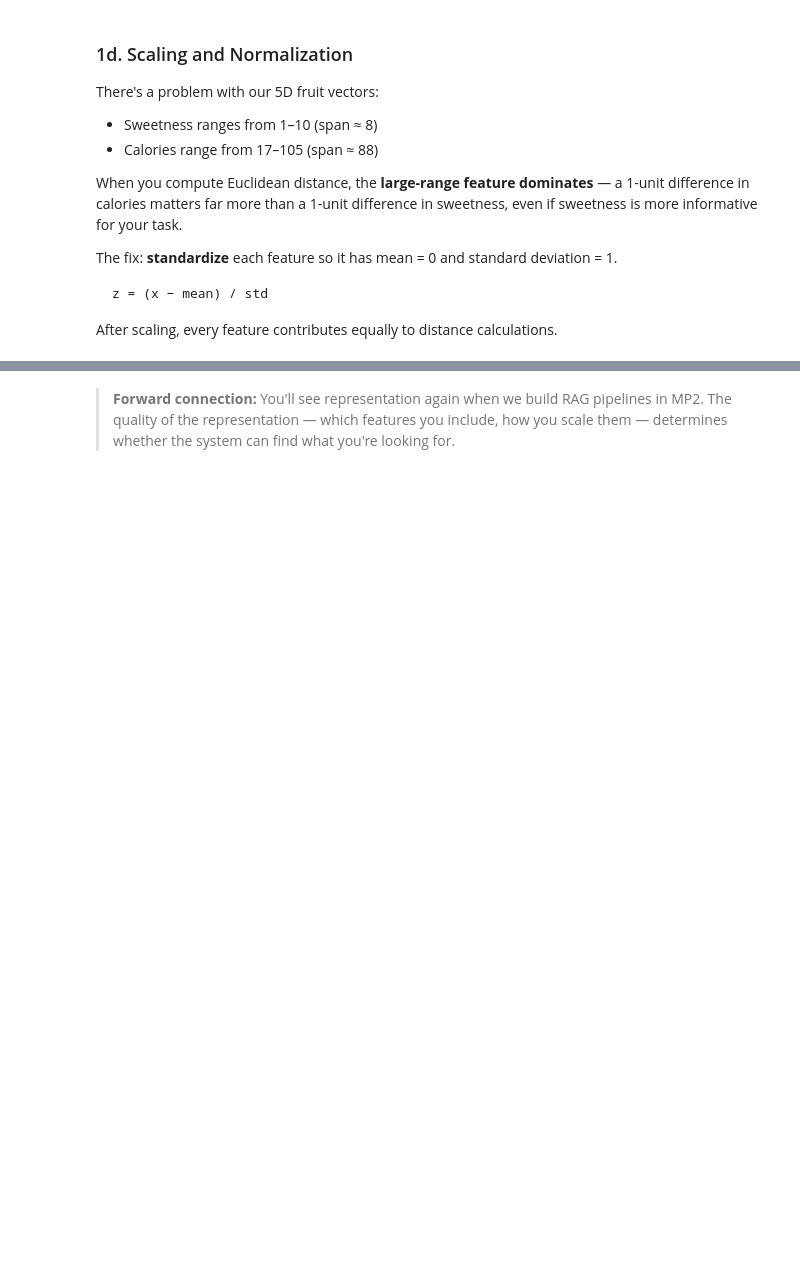
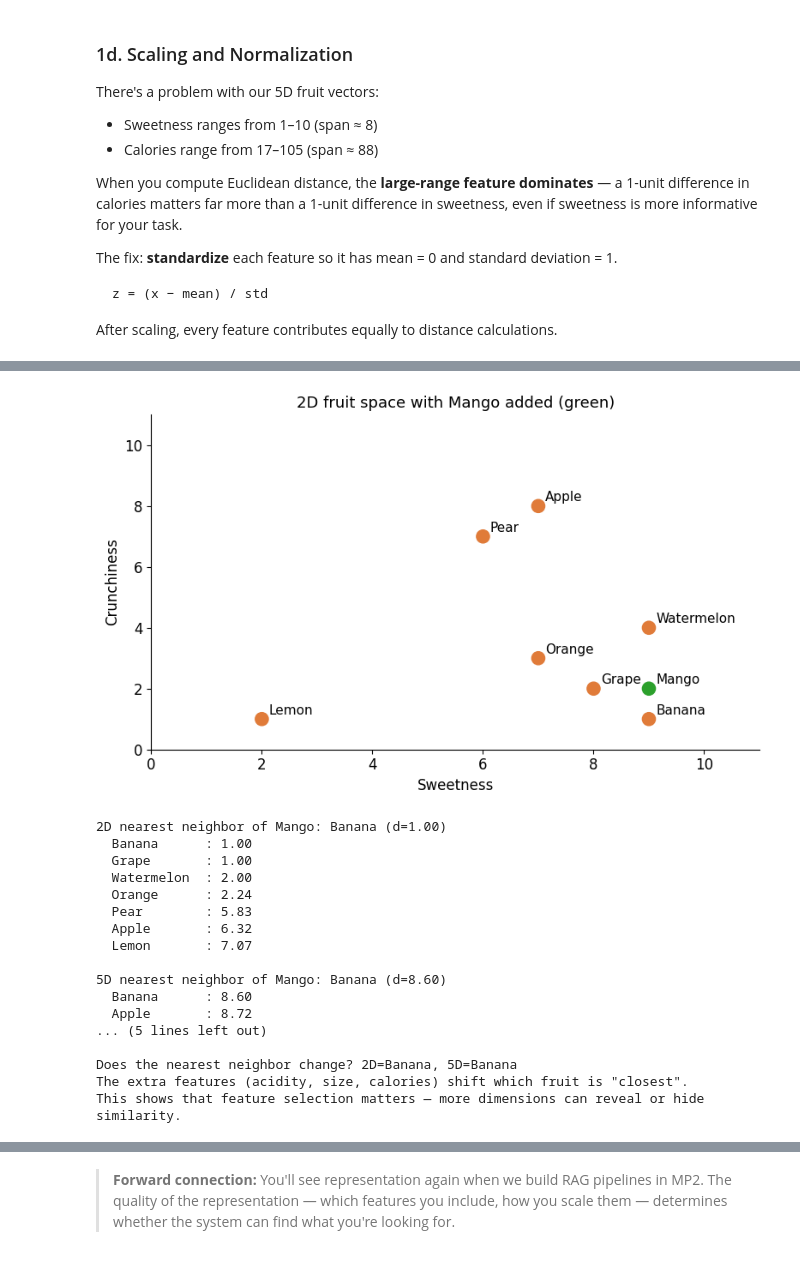
Before and after one commit to Garza01/ai-in-pd-spring2026, a Jupyter notebook: MP1/Part A/MP1_PartA_Under_the_Hood.ipynb, the cells around one changed output, grey strips where cells are left out. Drawn from its saved outputs; the diff is of its cells as text; code cells hidden in the pictures; blank space fills up the shorter version.

```diff
--- a/MP1/Part A/MP1_PartA_Under_the_Hood.ipynb
+++ b/MP1/Part A/MP1_PartA_Under_the_Hood.ipynb
@@ -315,63 +371,76 @@ print("After scaling, all features contribute equally.")
 # %%
 # 1d. YOUR TURN — Add a new fruit, replot, find nearest neighbor in 2D and 5D
 # ✏️ YOUR TURN
-#
-# 1. Add a new fruit to fruits (2D) and fruits_5d (5D) with your own feature values.
-#    Example: 'Strawberry': [8, 3]  for 2D and  [8, 3, 5, 3, 32]  for 5D
-#
-# 2. Replot the 2D scatter — does your fruit land where you'd expect?
-#
-# 3. Find the nearest neighbor in 2D:
-#    compute euclidean(your_fruit_2d, other_fruit_2d) for every fruit
-#
-# 4. Find the nearest neighbor in 5D (raw data, no scaling):
-#    compute euclidean(your_fruit_5d, other_fruit_5d) for every fruit
-#
-# 5. Question: Does the nearest neighbor change between 2D and 5D?
-#    What does that tell you about choosing which features to include?
 
 # --- Add your fruit here ---
-my_fruit_name = 'Strawberry'
-my_fruit_2d   = [8, 3]
-my_fruit_5d   = [8, 3, 5, 3, 32]
+my_fruit_name = 'Mango'
+my_fruit_2d   = [9, 2]     # very sweet, not crunchy
+my_fruit_5d   = [9, 2, 3, 12, 99]  # sweet, soft, mild acid, medium size, ~99 cal
 
 # --- Extend the dicts ---
 fruits_yours = dict(fruits)
 fruits_yours[my_fruit_name] = my_fruit_2d
 
 fruits_5d_yours = dict(fruits_5d)
 fruits_5d_yours[my_fruit_name] = my_fruit_5d
 
 # Replot 2D
 names_y  = list(fruits_yours.keys())
 coords_y = np.array(list(fruits_yours.values()))
 
 fig, ax = plt.subplots()
 colors = [ACCENT if n == my_fruit_name else WARM for n in names_y]
 ax.scatter(coords_y[:, 0], coords_y[:, 1], s=120, color=colors, zorder=3)
 for name, (x, y) in fruits_yours.items():
-    ax.annotate(name, (x, y), textcoords="offset points", xytext=(6, 4), fontsize=11)
-ax.set_xlabel("Sweetness"); ax.set_ylabel("Crunchiness")
-ax.set_title(f"2D fruit space with {my_fruit_name} added (green)")
+    ax.annotate(name, (x, y), textcoords='offset points', xytext=(6, 4), fontsize=11)
+ax.set_xlabel('Sweetness'); ax.set_ylabel('Crunchiness')
+ax.set_title(f'2D fruit space with {my_fruit_name} added (green)')
 ax.set_xlim(0, 11); ax.set_ylim(0, 11)
 plt.tight_layout(); plt.show()
 
 # Nearest neighbor in 2D
-X2 = np.array(list(fruits_yours.values()))
 my_vec_2d = np.array(my_fruit_2d)
-dists_2d = {n: euclidean(my_vec_2d, X2[i])
-            for i, n in enumerate(names_y) if n != my_fruit_name}
+dists_2d = {n: euclidean(my_vec_2d, np.array(v))
+            for n, v in fruits_yours.items() if n != my_fruit_name}
 nn_2d = min(dists_2d, key=dists_2d.get)
-print(f"2D nearest neighbor of {my_fruit_name}: {nn_2d} (d={dists_2d[nn_2d]:.2f})")
+print(f'2D nearest neighbor of {my_fruit_name}: {nn_2d} (d={dists_2d[nn_2d]:.2f})')
+for n, d in sorted(dists_2d.items(), key=lambda x: x[1]):
+    print(f'  {n:12s}: {d:.2f}')
+
+print()
 
 # Nearest neighbor in 5D
-names_5d_y = list(fruits_5d_yours.keys())
-X5 = np.array(list(fruits_5d_yours.values()))
 my_vec_5d = np.array(my_fruit_5d)
-dists_5d = {n: euclidean(my_vec_5d, X5[i])
-            for i, n in enumerate(names_5d_y) if n != my_fruit_name}
+dists_5d = {n: euclidean(my_vec_5d, np.array(v))
+            for n, v in fruits_5d_yours.items() if n != my_fruit_name}
 nn_5d = min(dists_5d, key=dists_5d.get)
-print(f"5D nearest neighbor of {my_fruit_name}: {nn_5d} (d={dists_5d[nn_5d]:.2f})")
+print(f'5D nearest neighbor of {my_fruit_name}: {nn_5d} (d={dists_5d[nn_5d]:.2f})')
+for n, d in sorted(dists_5d.items(), key=lambda x: x[1]):
+    print(f'  {n:12s}: {d:.2f}')
+
+print()
+print(f'Does the nearest neighbor change? 2D={nn_2d}, 5D={nn_5d}')
+print('The extra features (acidity, size, calories) shift which fruit is "closest".')
+print('This shows that feature selection matters — more dimensions can reveal or hide similarity.')
+# %% [output]
+[figure, added]
+2D nearest neighbor of Mango: Banana (d=1.00)
+  Banana      : 1.00
+  Grape       : 1.00
+  Watermelon  : 2.00
+  Orange      : 2.24
+  Pear        : 5.83
+  Apple       : 6.32
+  Lemon       : 7.07
+
+5D nearest neighbor of Mango: Banana (d=8.60)
+  Banana      : 8.60
+  Apple       : 8.72
+... (5 lines left out)
+
+Does the nearest neighbor change? 2D=Banana, 5D=Banana
+The extra features (acidity, size, calories) shift which fruit is "closest".
+This shows that feature selection matters — more dimensions can reveal or hide similarity.
 # %%
 # 1g. HOMEWORK 1 — Scaling and nearest-neighbor search
 # 🎯 HOMEWORK 1
```
Also changed, not shown: parts of 34 cells of this notebook.
